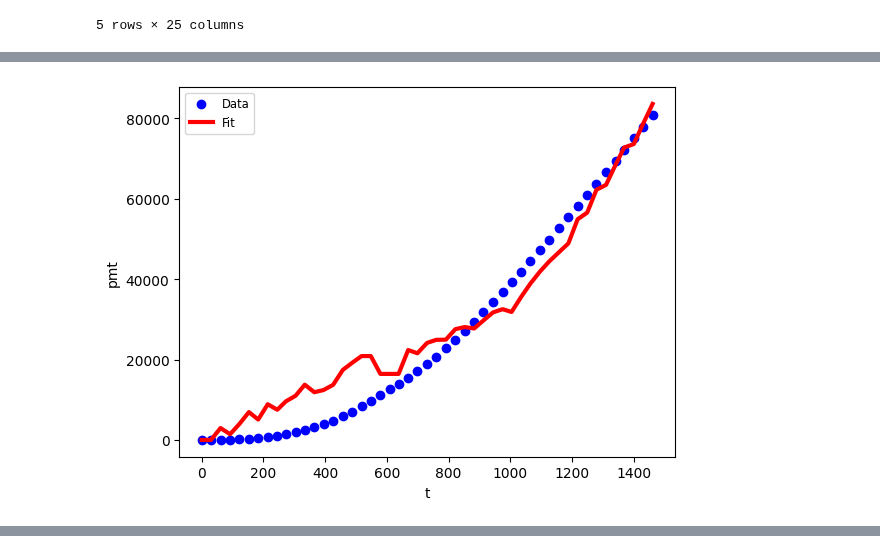
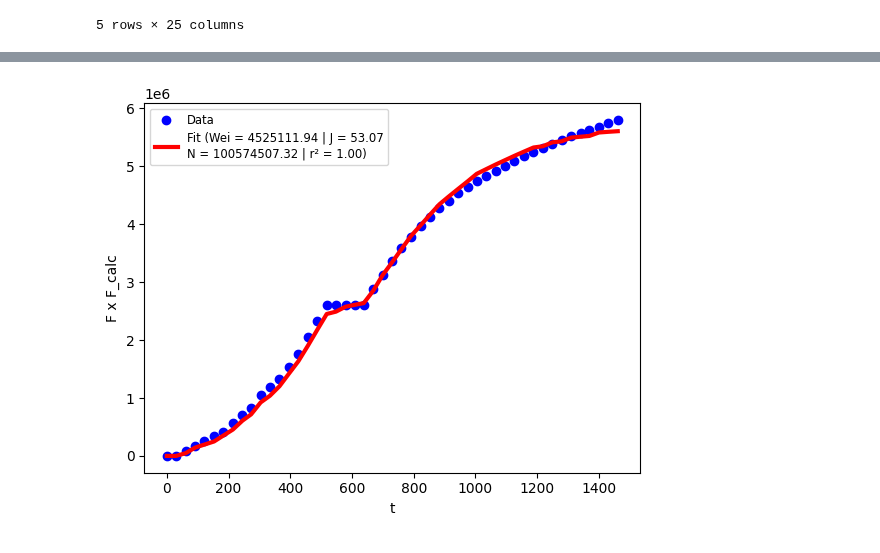
Before and after one commit to marcelogarret/projeto_mestrado, a Jupyter notebook: EBM_FIT_UNISIM_D.ipynb, the cells around one changed output, grey strips where cells are left out. Saved outputs shown, nothing was run; the diff lists cells and outputs as text; code cells hidden in the pictures.

```diff
--- a/EBM_FIT_UNISIM_D.ipynb
+++ b/EBM_FIT_UNISIM_D.ipynb
@@ -170,12 +153,0 @@ Estimativas de We: [0.00000000e+00 0.00000000e+00 1.78188837e+02 8.90944184e+02
-# %%
-pmt_calc = (F - result.x[0] * (Eo + m * Eg + (1 + m) * Efw)*10**6)/result.x[1]
-
-plt.scatter(t, pmt, label="Data", color="blue")
-plt.plot(t, pmt_calc, label="Fit", color="red", linewidth=3)
-# plt.plot(t, df["Press_b"], label="Benchmark", color="black", linewidth=2, linestyle='--')
-plt.legend(fontsize='small')
-plt.xlabel("t")
-plt.ylabel("pmt")
-plt.show()
-# %% [output]
-[figure, removed]
@@ -243,0 +211,66 @@ plt.show()
+# %%
+## EBM generalizada
+## We = F-N*(Eo+mEg+(1+m)Efw)
+## F = N*(Eo+mEg+(1+m)Efw)+We
+
+## Fetkovich
+## ∆Wen = (Wei/pi).(pan-1-pn).[1-exp(-J.pi.∆t/Wei)]
+## Wen = Wen-1+(Wei/pi).(pan-1-pn).[1-exp(-J.pi.∆t/Wei)]
+## pan-1 = pi.[1-Wen-1/Wei]
+## pn = [pn-1+pn]/2
+## ∆t = t_j+1-t_j
+## n = 1....n
+
+##Aquífero Fetkovich
+
+# Função objetivo
+def objective(x, Eo, Eg, F, m):
+    N = x[0]  # N é constante
+    Wei = x[1]  # Wei é constante
+    J = x[2]  # J é constante
+    Wen = np.zeros(len(t))
+    pa_med = np.zeros(len(t))
+    pa_med[0] = p[0]
+    for i in range(1,len(t)):
+      Wen[i]=Wen[i-1]+(Wei/p[0])*(pa_med[i-1]-p_med[i])*(1-np.exp(-J*p[0]*dt[i]/Wei))
+      pa_med[i]=p[0]*(1-(Wen[i-1]/Wei))
+    F_calc = N * (Eo + m * Eg + (1 + m) * Efw) + Wen
+    return np.sum((F - F_calc) ** 2)
+
+# Chute inicial para N e We para cada t
+x0 = np.array([10**8] + [1] + [1])
+
+# Limites para N, Wei e J
+bounds = [(10**6, None)] + [(10**2, None)] + [(0.1, None)]
+
+# Otimização com restrições
+result = minimize(objective, x0, args=(Eo, Eg, F, m), bounds=bounds)
+
+N_est = result.x[0]
+Wei_est = result.x[1]
+J_est = result.x[2]
+
+print(f"Estimativa de N: {N_est}")
+print(f"Estimativa de Wei: {Wei_est}")
+print(f"Estimativas de J: {J_est}")
+
+Wen = np.zeros(len(t))
+pa_med = np.zeros(len(t))
+pa_med[0] = p[0]
+for i in range(1,len(t)):
+  Wen[i] = Wen[i-1]+(Wei_est/p[0])*(pa_med[i-1]-p_med[i])*(1-np.exp(-J_est*p[0]*dt[i]/Wei_est))
+  pa_med[i] = p[0]*(1-(Wen[i-1]/Wei_est))
+
+print(pa_med)
+
+F_calc = N_est * (Eo + m * Eg + (1 + m) * Efw) + Wen
+r2_2 = r2_score(F, F_calc)
+print(r2_2)
+
+plt.scatter(t, F, label="Data", color="blue")
+plt.plot(t, F_calc, label=f"Fit (Wei = {Wei_est:0.2f} | J = {J_est:0.2f}" + "\n" + f"N = {N_est:0.2f} | r\N{SUPERSCRIPT TWO} = {r2_2:.2f})", color="red", linewidth=3)
+plt.legend(fontsize='small')
+plt.xlabel("t")
+plt.ylabel("F x F_calc")
+plt.show()
+# %% [output]
@@ -244 +291,2 @@ plt.show()
+[figure, added]
 # %%
```
Also changed, not shown: parts of 5 cells of this notebook.
